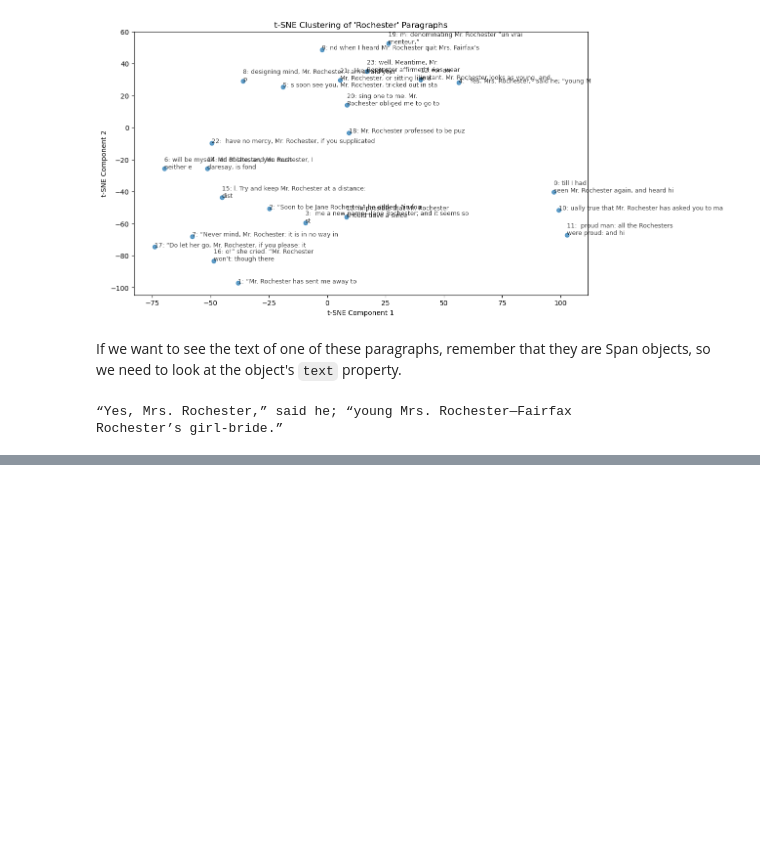
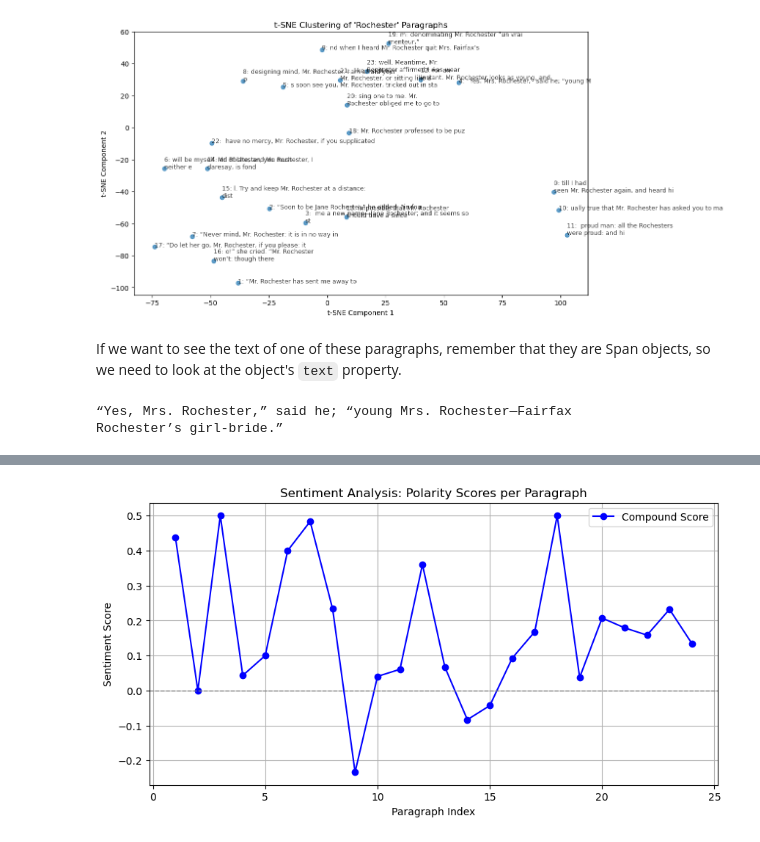
Before and after one commit to jruedas1/cedish-nlp-workshop, a Jupyter notebook: semantics-vectors-sentiment.ipynb, the cells around one changed output, grey strips where cells are left out. Saved outputs shown, nothing was run; the diff lists cells and outputs as text; code cells hidden in the pictures; blank space fills up the shorter version.

```diff
--- a/Semantics-and-Vectors.ipynb
+++ b/semantics-vectors-sentiment.ipynb
@@ -421,0 +605,2 @@ Rochester’s girl-bride.”
+# %%
+blob = TextBlob("This is a fantastic book.")
@@ -421,0 +611,7 @@ Rochester’s girl-bride.”
+# %%
+for para in rochester_text_paras:
+    blob = TextBlob(para)
+    print(blob.polarity)
+    print(blob.subjectivity)
+    print(blob.sentiment)
+    print(blob.sentiment_assessments)
@@ -421,0 +636,22 @@ Rochester’s girl-bride.”
+# %%
+polarities = [TextBlob(para).polarity for para in rochester_text_paras]
+# %%
+# X-axis: paragraph indices
+x_values = list(range(1, len(polarities) + 1))
+
+# Plot the data
+plt.figure(figsize=(10, 5))
+plt.plot(x_values, polarities, marker='o', linestyle='-', color='b', label="Compound Score")
+
+# Formatting
+plt.xlabel("Paragraph Index")
+plt.ylabel("Sentiment Score")
+plt.title("Sentiment Analysis: Polarity Scores per Paragraph")
+plt.axhline(0, color='gray', linestyle='--', linewidth=1)  # Zero sentiment reference line
+plt.legend()
+plt.grid(True)
+
+# Show the plot
+plt.show()
+# %% [output]
+[figure, added]
```
Also changed, not shown: parts of 31 cells of this notebook.
